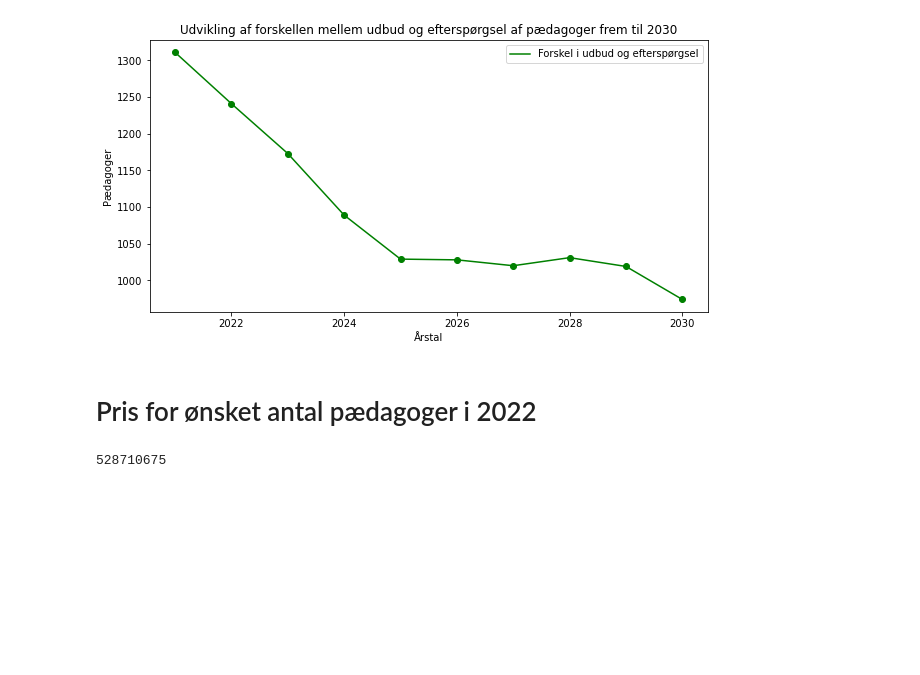
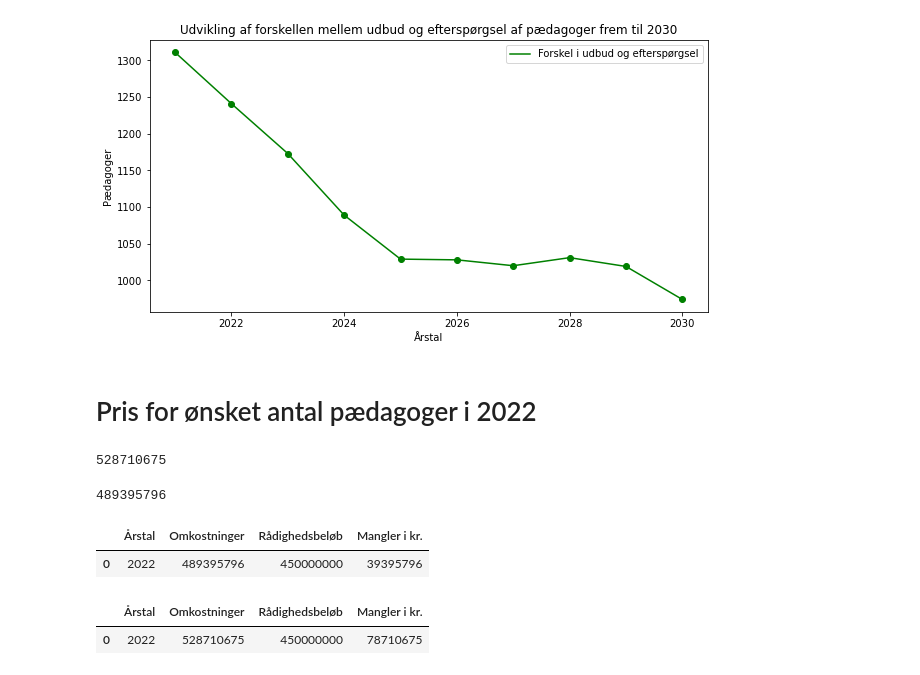
Before and after one commit to MariaSilke/DO21Eksamen, a Jupyter notebook: Normeringer 2.ipynb, the cells around one changed output. Drawn from its saved outputs; the diff is of its cells as text; code cells hidden in the pictures; blank space fills up the shorter version.

```diff
--- a/Normeringer 2.ipynb
+++ b/Normeringer 2.ipynb
@@ -465,3 +467,38 @@ i_alt
 # Det vil koste KK 528.719.675,- om året, hvis 66% skal være uddannet pædagoger og 34% skal være ikke uddannet.
 # %% [output]
 528710675
+# %%
+# Finder forskellen mellem udbud og efterspørgsel af pædagoger i 2022.
+dfForskel['Forskel'][2]
+
+#Den samlede løn for ikke uddannet personale på et år
+loen_ikke_uddannet
+
+# Pris for udelukkende at ansætte ikke uddannet personale for at nå minimumsnormering
+pris_ikkeUdd = dfForskel['Forskel'][2]*loen_ikke_uddannet
+pris_ikkeUdd
+# %% [output]
+489395796
+# %%
+forskel2 = pris_ikkeUdd - 450000000
+
+data = {'Årstal':[2022], 'Omkostninger': [pris_ikkeUdd], 'Rådighedsbeløb':[450000000], 'Mangler i kr.': [forskel2]}
+omkost1 = pd.DataFrame(data = data)
+
+omkost1
+# %% [output]
+|  | Årstal | Omkostninger | Rådighedsbeløb | Mangler i kr. |
+| 0 | 2022 | 489395796 | 450000000 | 39395796 |
+# %%
+# Tabel over de egentlige omkostninger ved at leve op til de to mål
+# sammenlignet med de penge der er afsat til det.
+
+forskel3 = i_alt - 450000000
+
+data1 = {'Årstal':[2022], 'Omkostninger': [i_alt], 'Rådighedsbeløb':[450000000], 'Mangler i kr.': [forskel3]}
+omkost2 = pd.DataFrame(data = data1)
+
+omkost2
+# %% [output]
+|  | Årstal | Omkostninger | Rådighedsbeløb | Mangler i kr. |
+| 0 | 2022 | 528710675 | 450000000 | 78710675 |
```
Also changed, not shown: parts of 2 cells of this notebook.
